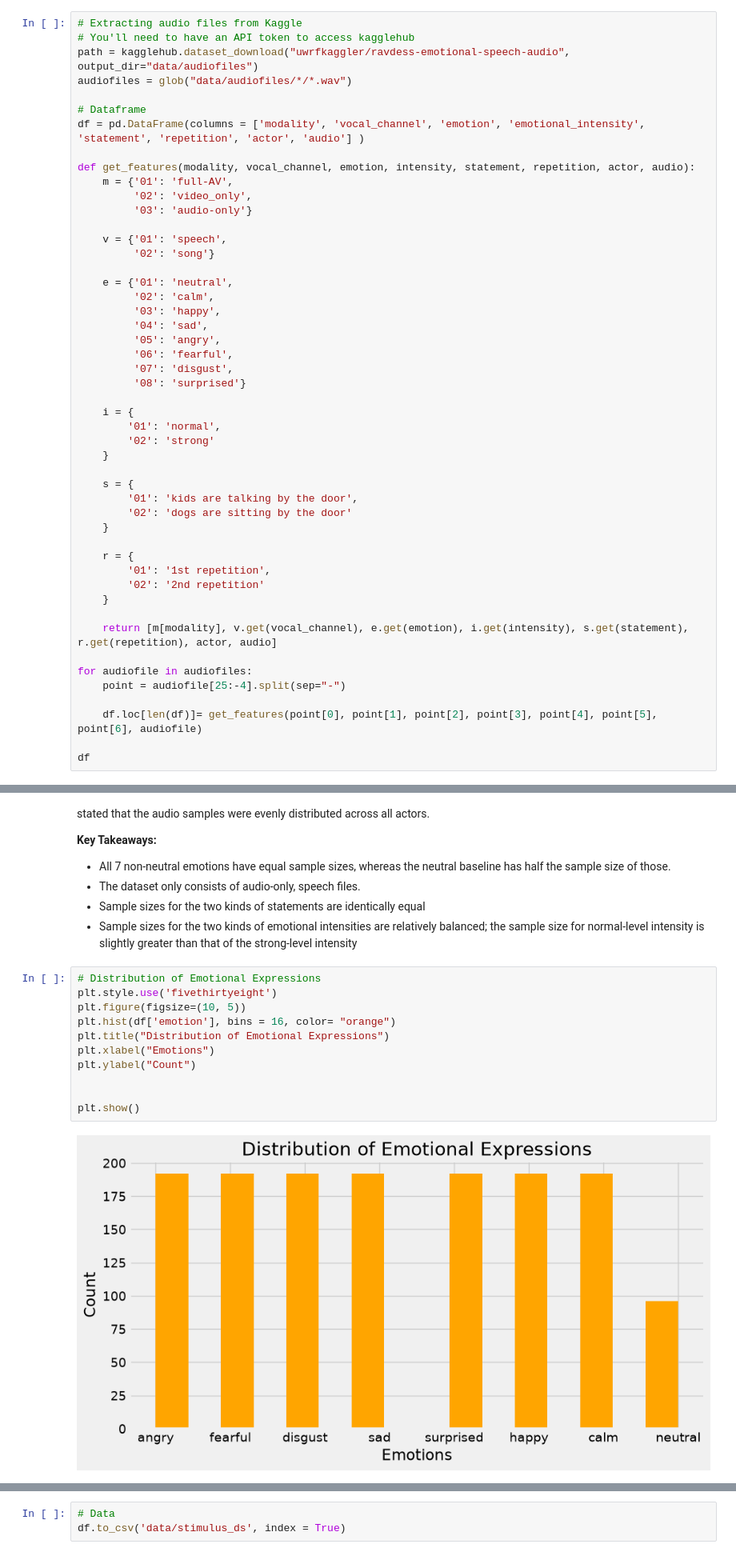
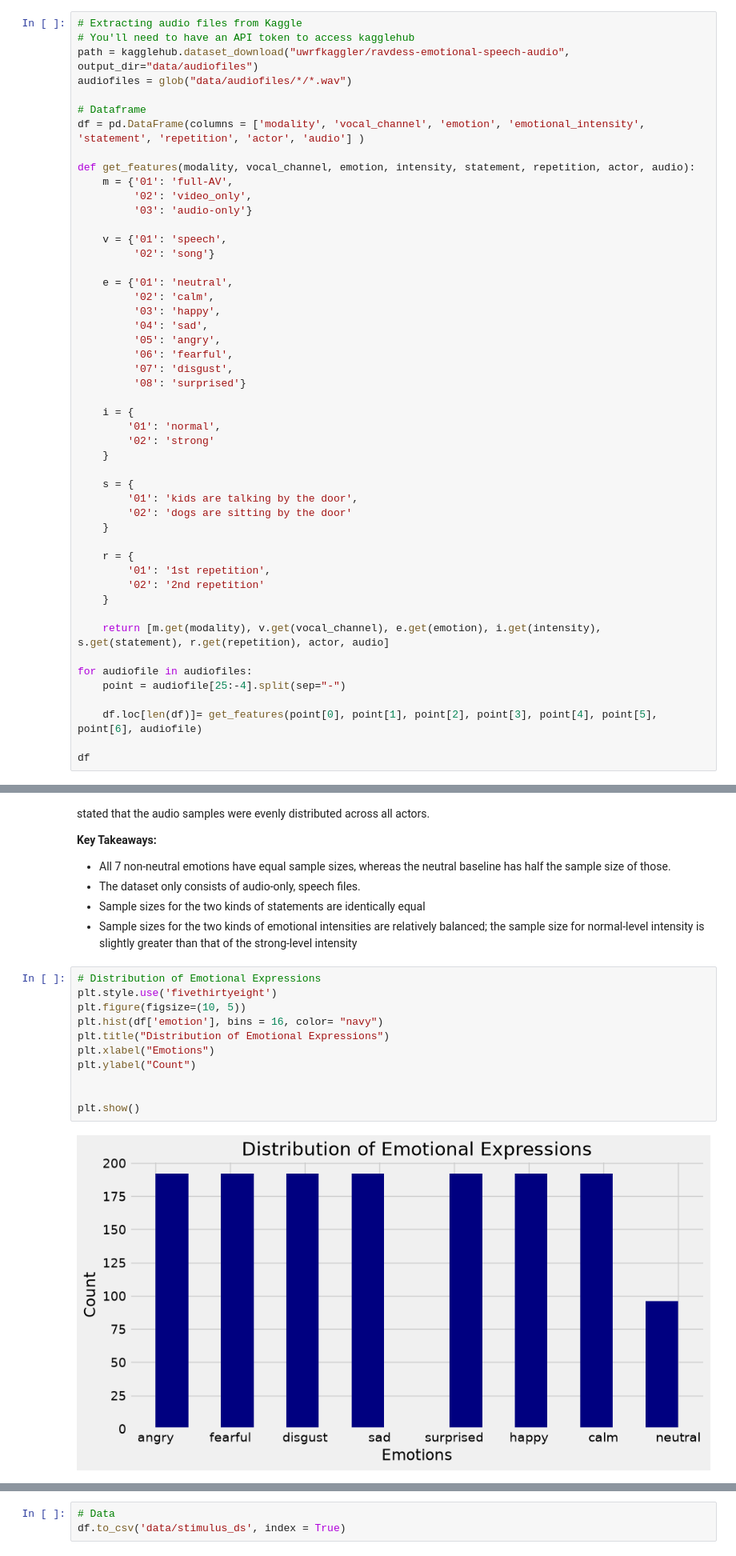
Before and after one commit to unsunnysideup/serd_modeling, a Jupyter notebook: initial_data_analysis.ipynb, the cells around one changed output, grey strips where cells are left out. Shown at 80% size. Saved outputs shown, nothing was run; the diff lists cells and outputs as text.

```diff
--- a/initial_data_analysis.ipynb
+++ b/initial_data_analysis.ipynb
@@ -68,7 +68,7 @@ def get_features(modality, vocal_channel, emotion, intensity, statement, repetit
         '02': '2nd repetition'
     }
 
-    return [m[modality], v.get(vocal_channel), e.get(emotion), i.get(intensity), s.get(statement), r.get(repetition), actor, audio]
+    return [m.get(modality), v.get(vocal_channel), e.get(emotion), i.get(intensity), s.get(statement), r.get(repetition), actor, audio]
 
 for audiofile in audiofiles:
     point = audiofile[25:-4].split(sep="-")
@@ -102,16 +102,16 @@ Distributions of attributes are visualized below. Distribution of actors was not
 # %%
 # Distribution of Emotional Expressions
 plt.style.use('fivethirtyeight')
 plt.figure(figsize=(10, 5))
-plt.hist(df['emotion'], bins = 16, color= "orange")
+plt.hist(df['emotion'], bins = 16, color= "navy")
 plt.title("Distribution of Emotional Expressions")
 plt.xlabel("Emotions")
 plt.ylabel("Count")
 
 
 plt.show()
 # %% [output]
-[figure, old version]
+[figure, new version]
 # %%
 # Distribution of Vocal Channels
 plt.style.use('fivethirtyeight')
```
Also changed, not shown: parts of 5 cells of this notebook.
